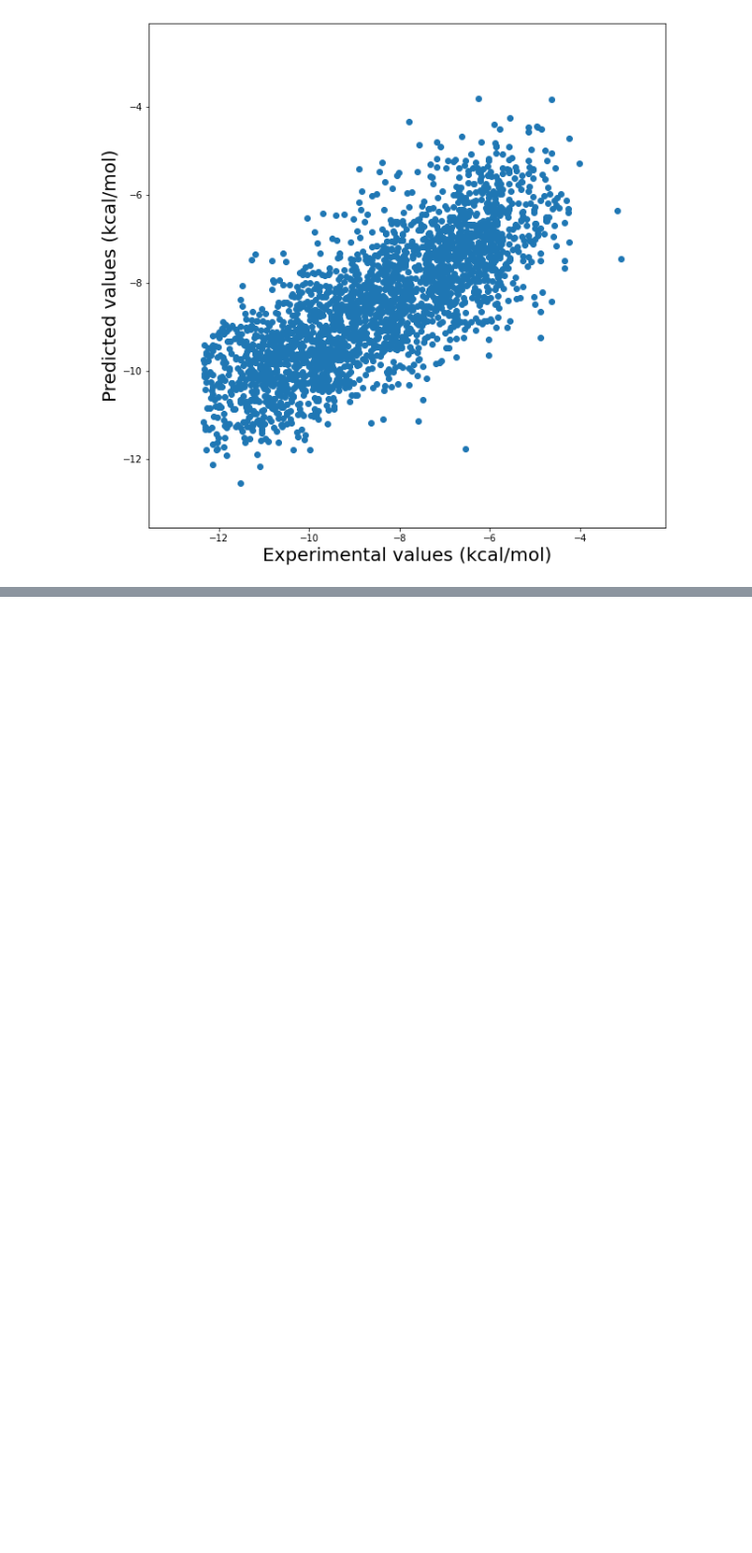
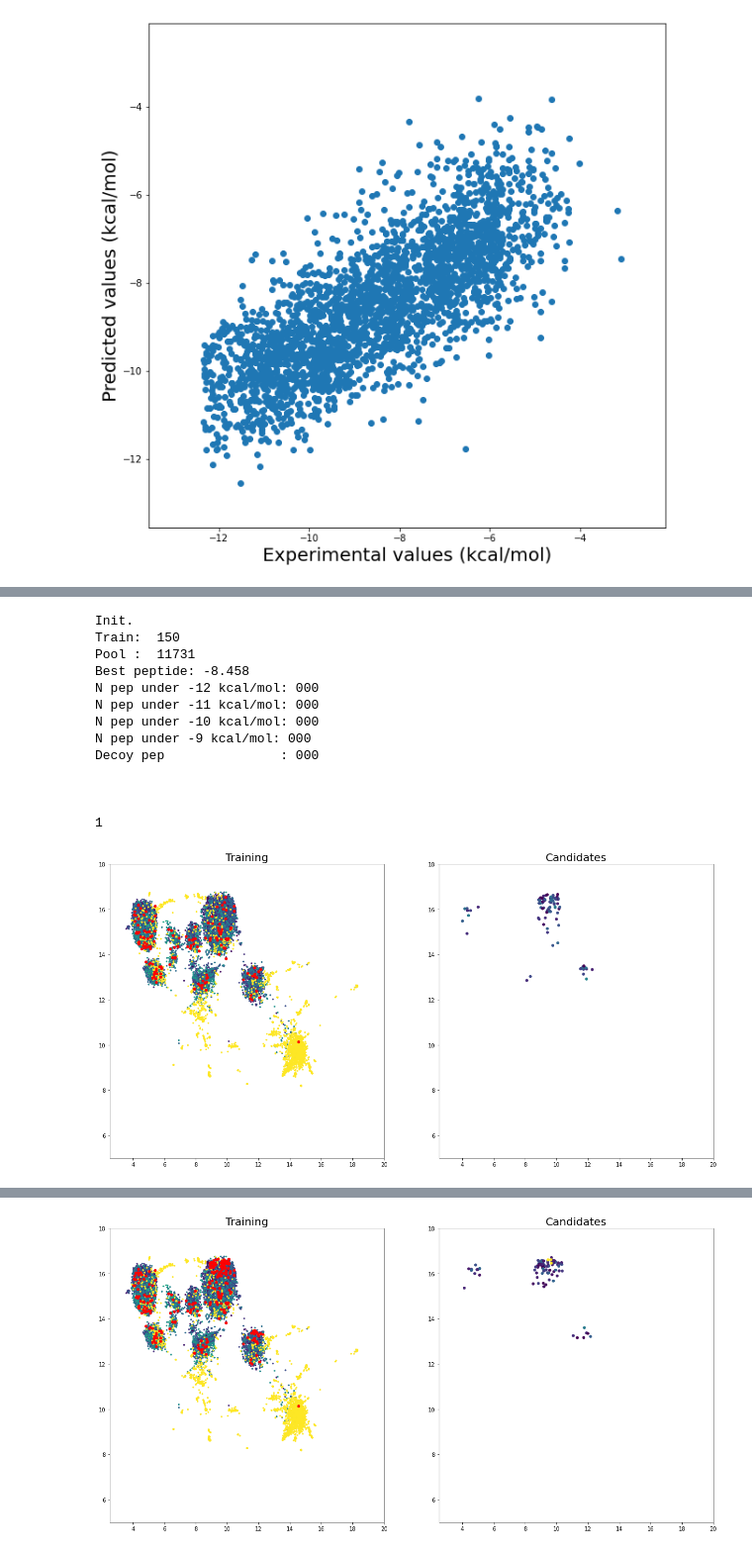
Before and after one commit to jeeberhardt/mobius, a Jupyter notebook: data/mhc/Untitled3.ipynb, the cells around one changed output, grey strips where cells are left out. Shown at 99% size. Cells and saved outputs as stored; diff of their text form; code cells hidden in the pictures; blank space fills up the shorter version.

```diff
--- a/data/mhc/Untitled3.ipynb
+++ b/data/mhc/Untitled3.ipynb
@@ -390,0 +380,72 @@ RMSD : 1.854 kcal/mol
+# %%
+n_pep = 96
+acq_function = 'PI'
+
+print('Init.')
+print('Train: ', X_fps[train_ids].shape[0])
+print('Pool : ', X_fps[pool_ids].shape[0])
+print('Best peptide: %.3f' % y[train_ids].min())
+for n in [-12, -11, -10, -9]:
+    print('N pep under %d kcal/mol: %03d' % (n, y[train_ids][y[train_ids] < n].shape[0]))
+print('Decoy pep               : %03d' % (y[train_ids][y[train_ids] == 0.].shape[0]))
+
+print('\n\n')
+
+for i in range(3):
+    print(i + 1)
+    model = get_fitted_model(X_fps[train_ids], y[train_ids])
+
+    if acq_function == 'EI':
+        p = expected_improvement(model, y[train_ids], X_fps[pool_ids], xi=0)
+        indices = np.argsort(p)
+    else:
+        p = probability_of_improvement(model, y[train_ids], X_fps[pool_ids])
+        indices = np.argsort(p)[::-1]
+
+    # Select candidates
+    candidates_ids = pool_ids[indices[:n_pep]]
+
+    fig, axarr = plt.subplots(1, 2, figsize=(20, 10))
+    axarr[0].scatter(u[:,0], u[:,1], s=5, c=y.numpy(), vmin=-12, vmax=0)
+    axarr[0].scatter(u[:,0][train_ids], u[:,1][train_ids], s=20, c='red')
+    axarr[1].scatter(u[:,0][candidates_ids], u[:,1][candidates_ids], s=20, c=y.numpy()[candidates_ids], vmin=-12, vmax=0)
+
+    axarr[0].set_title('Training', fontsize=20)
+    axarr[1].set_title('Candidates', fontsize=20)
+    axarr[0].set_xlim([2.5, 20])
+    axarr[0].set_ylim([5, 18])
+    axarr[1].set_xlim([2.5, 20])
+    axarr[1].set_ylim([5, 18])
+
+    plt.show()
+
+    # Add candidates to train dataset
+    train_ids = np.hstack([train_ids, candidates_ids])
+    print('Train: ', train_ids.shape[0])
+
+    # Remove candidates from pool
+    pool_ids = pool_ids[~np.in1d(pool_ids, candidates_ids)]
+    print('Pool : ', pool_ids.shape[0])
+    print('Best peptide: %.3f' % y[train_ids].min())
+
+    for n in [-12, -11, -10, -9]:
+        x = y[train_ids][y[train_ids] < n].shape[0]
+        print('N pep under %d kcal/mol: %03d (%.3f)' % (n, x, x / (n_pep * (i + 1)) * 100.))
+    print('Decoy pep               : %03d' % (y[train_ids][y[train_ids] == 0.].shape[0]))
+
+    print('\n\n')
+# %% [output]
+Init.
+Train:  150
+Pool :  11731
+Best peptide: -8.458
+N pep under -12 kcal/mol: 000
+N pep under -11 kcal/mol: 000
+N pep under -10 kcal/mol: 000
+N pep under -9 kcal/mol: 000
+Decoy pep               : 000
+
+
+
+1
+[figure, added]
@@ -390,0 +464 @@ RMSD : 1.854 kcal/mol
+[figure, added]
```
Also changed, not shown: parts of 30 cells of this notebook, 4 other files.
